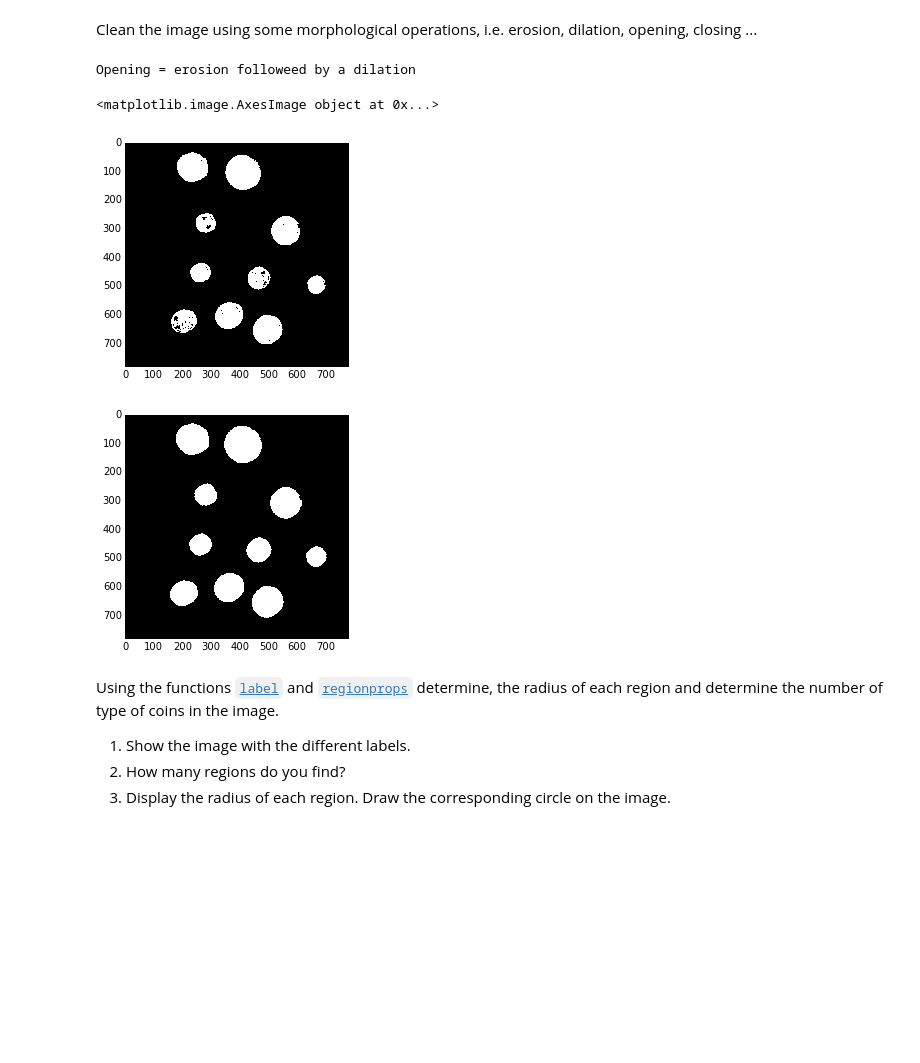
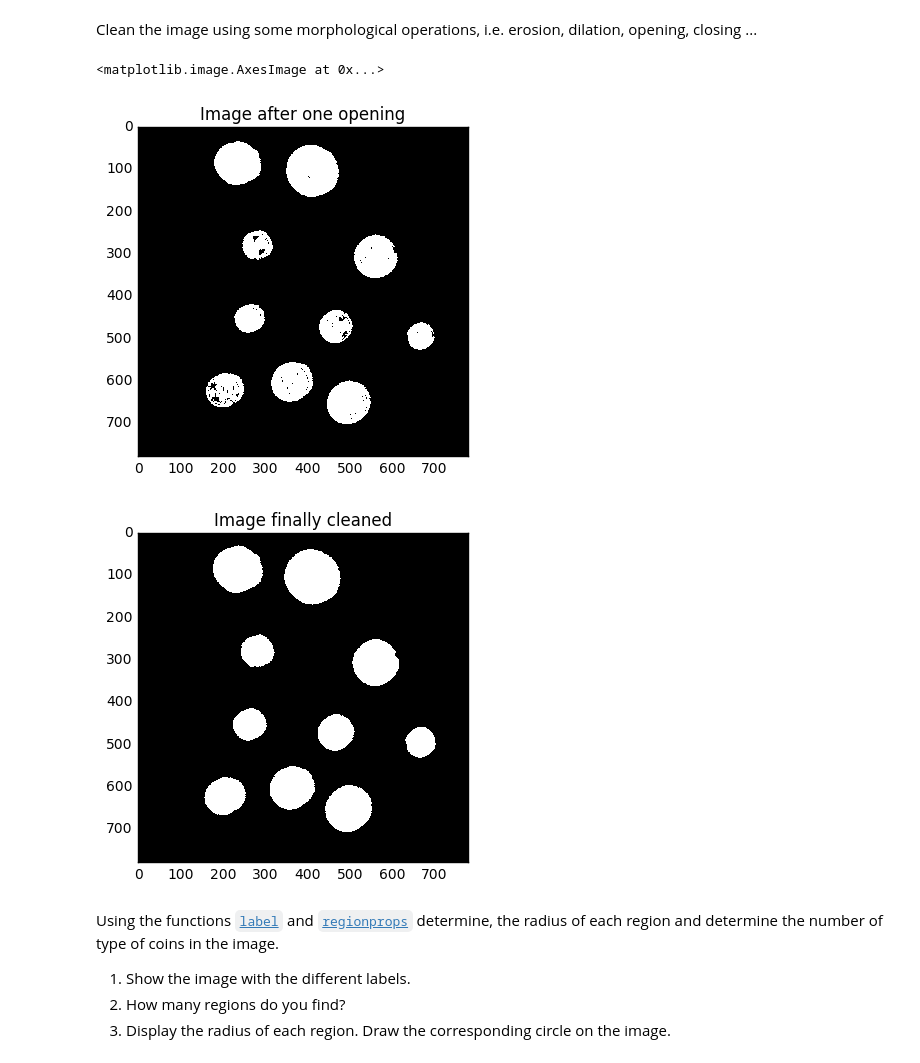
Before and after one commit to thepirate16/B31XB-IIP-TP-1617, a Jupyter notebook: 5-segmentation/segmentation.ipynb, the cells around one changed output. Cells and saved outputs as stored; diff of their text form; code cells hidden in the pictures; blank space fills up the shorter version.

```diff
--- a/5-segmentation/segmentation.ipynb
+++ b/5-segmentation/segmentation.ipynb
@@ -49,24 +52,24 @@ imshow(global_otsu)
 # %% [markdown]
 Clean the image using some morphological operations, i.e. erosion, dilation, opening, closing ...
 # %%
-print ('Opening = erosion followeed by a dilation')
-selem = disk(2)
-coins_opening = binary_opening(global_otsu, selem)
+selem = disk(2)  #defining a structuring object type disk of radious 2
+coins_opening = binary_opening(global_otsu, selem) #applying opening
 plt.figure()
+plt.title('Image after one opening')
 imshow (coins_opening)
 
-coins_dilated = binary_dilation(coins_opening, selem)
+coins_dilated = binary_dilation(coins_opening, selem) #applying double dilation and a closing
 coins_dilated2 = binary_dilation(coins_dilated, selem)
+coins_closing = binary_closing(coins_dilated2, selem)
 
-coins_closing = binary_closing(coins_dilated2, selem)
 coins_clean = coins_closing
 plt.figure()
+plt.title('Image finally cleaned')
 imshow (coins_clean)
 # %% [output]
-Opening = erosion followeed by a dilation
+<matplotlib.image.AxesImage at 0x...>
-<matplotlib.image.AxesImage object at 0x...>
-[figure, old version]
+[figure, new version]
-[figure, old version]
+[figure, new version]
 # %% [markdown]
 Using the functions [`label`](http://scikit-image.org/docs/stable/api/skimage.measure.html#skimage.measure.label) and [`regionprops`](http://scikit-image.org/docs/stable/api/skimage.measure.html#skimage.measure.regionprops) determine, the radius of each region and determine the number of type of coins in the image.
 
```
Also changed, not shown: parts of 8 cells of this notebook.
